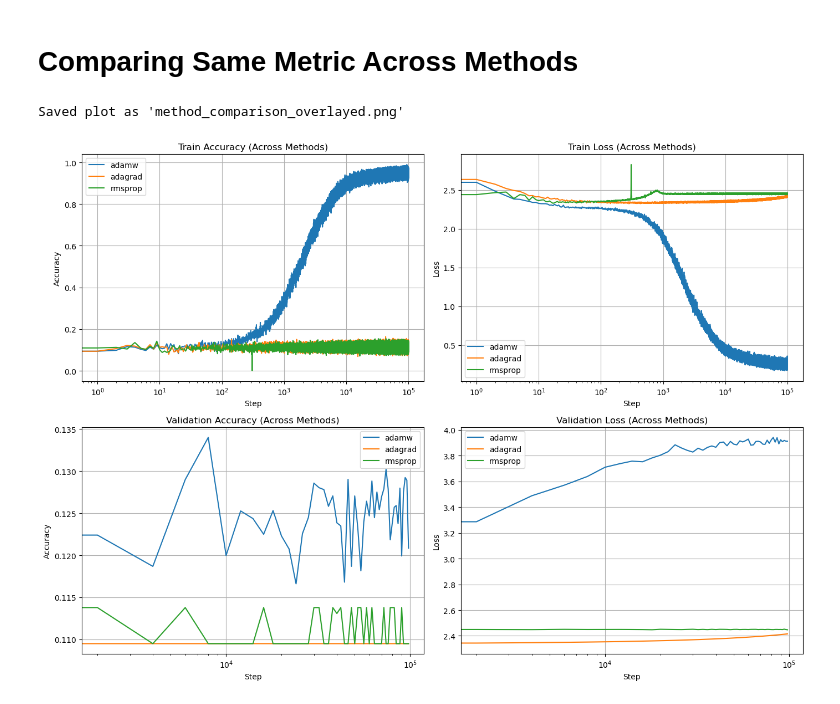
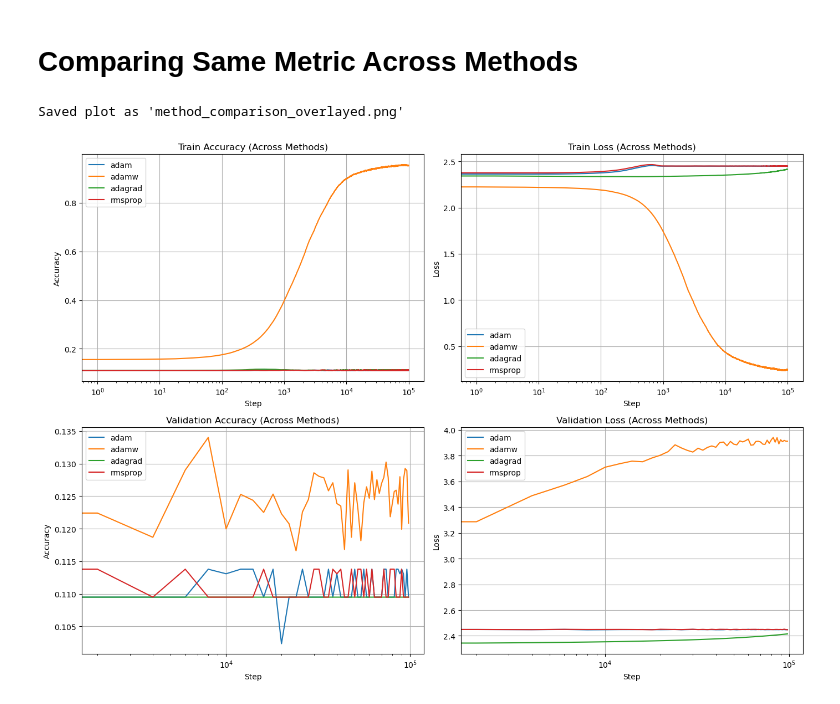
Before and after one commit to HuNtErJ1324/cs-493s-hw2, a Jupyter notebook: ablation/visualization_notebook.ipynb, the cells around one changed output. Saved outputs shown, nothing was run; the diff lists cells and outputs as text; code cells hidden in the pictures.

```diff
--- a/ablation/visualization_notebook.ipynb
+++ b/ablation/visualization_notebook.ipynb
@@ -21,7 +27,7 @@ def clean_npy(npy_file_path):
 # Set run_opt value (1, 2, 3, or 4)
 opt_map = {1: "adam", 2: "adamw", 3: "adagrad", 4: "rmsprop"}
 
-for i in [2, 3, 4]:
+for i in [1, 2, 3, 4]:
     # Find the optimization method
     opt_method = opt_map[i]
 
@@ -38,7 +44,12 @@ for i in [2, 3, 4]:
     train_steps = np.arange(len(train_acc))
     val_steps = np.arange(len(val_acc)) * 2000
 
-    ax1.plot(train_steps, train_acc, label="Train Accuracy")
+    # Smoothening the training curve with rolling average
+    smoothed_train_acc = rolling_avg(train_acc, window=100)
+    smoothed_steps = train_steps[:len(smoothed_train_acc)]
+
+    # Plot accuracy
+    ax1.plot(smoothed_steps, smoothed_train_acc, label="Train Accuracy (smoothed)")
     ax1.plot(val_steps, val_acc, label="Validation Accuracy")
     ax1.set_xscale("log")
     ax1.set_title(f"Accuracy Over Time ({opt_method})")
@@ -47,8 +58,12 @@ for i in [2, 3, 4]:
     ax1.legend()
     ax1.grid(True)
 
+    # Smoothening the training curve with rolling average
+    smoothed_train_loss = rolling_avg(train_losses, window=100)
+    smoothed_loss_steps = train_steps[:len(smoothed_train_loss)]
+
     # Plot loss
-    ax2.plot(train_steps, train_losses, label="Train Loss")
+    ax2.plot(smoothed_loss_steps, smoothed_train_loss, label="Train Loss (smoothed)")
     ax2.plot(val_steps, val_losses, label="Validation Loss")
     ax2.set_xscale("log")
     ax2.set_title(f"Loss Over Time ({opt_method})")
@@ -72,66 +88,66 @@ for i in [2, 3, 4]:
 # %%
 opt_map = {1: "adam", 2: "adamw", 3: "adagrad", 4: "rmsprop"}
 
 # Number of methods
-method_ids = [2, 3, 4] # [1, 2, 3, 4]
+method_ids = [1, 2, 3, 4]
 
 # Create subplots (2 rows × 2 columns)
 fig, axes = plt.subplots(2, 2, figsize=(14, 10))
 
-# Iterate over each method and subplot index
 for idx, method_id in enumerate(method_ids):
+    method_name = opt_map[method_id]
+
     # Load arrays
     train_acc = clean_npy(f"grok_train_acc_opt{method_id}.npy")
     val_acc = clean_npy(f"grok_val_acc_opt{method_id}.npy")
     train_losses = clean_npy(f"grok_train_losses_opt{method_id}.npy")
     val_losses = clean_npy(f"grok_val_losses_opt{method_id}.npy")
 
     # Steps
     train_steps = np.arange(len(train_acc))
     val_steps = np.arange(len(val_acc)) * 2000
 
-    # Plot on the shared subplots
-    axes[0, 0].plot(train_steps, train_acc, label=opt_map[method_id])
-    axes[0, 1].plot(train_steps, train_losses, label=opt_map[method_id])
-    axes[1, 0].plot(val_steps, val_acc, label=opt_map[method_id])
-    axes[1, 1].plot(val_steps, val_losses, label=opt_map[method_id])
+    # Smooth train accuracy/loss
+    sm_train_acc = rolling_avg(train_acc, window=500)
+    sm_train_loss = rolling_avg(train_losses, window=500)
+    sm_train_steps = train_steps[:len(sm_train_acc)]  # Adjust step length after smoothing
 
-# Titles and labels
-axes[0, 0].set_xscale("log")
-axes[0, 0].set_title("Train Accuracy (Across Methods)")
-axes[0, 0].set_xlabel("Step")
+    # Plot training curves (smoothed)
+    axes[0, 0].plot(sm_train_steps, sm_train_acc, label=method_name)
+    axes[0, 1].plot(sm_train_steps, sm_train_loss, label=method_name)
+
+    # Plot validation curves (unsmoothed)
+    axes[1, 0].plot(val_steps, val_acc, label=method_name)
+    axes[1, 1].plot(val_steps, val_losses, label=method_name)
+
+# Format all subplots
+titles = [
+    "Train Accuracy (Across Methods)",
+    "Train Loss (Across Methods)",
+    "Validation Accuracy (Across Methods)",
+    "Validation Loss (Across Methods)"
+]
+
+for ax, title in zip(axes.flatten(), titles):
+    ax.set_xscale("log")
+    ax.set_title(title)
+    ax.set_xlabel("Step")
+    ax.grid(True)
+
 axes[0, 0].set_ylabel("Accuracy")
-axes[0, 0].legend()
-axes[0, 0].grid(True)
+axes[0, 1].set_ylabel("Loss")
+axes[1, 0].set_ylabel("Accuracy")
+axes[1, 1].set_ylabel("Loss")
 
-axes[0, 1].set_xscale("log")
-axes[0, 1].set_title("Train Loss (Across Methods)")
-axes[0, 1].set_xlabel("Step")
-axes[0, 1].set_ylabel("Loss")
-axes[0, 1].legend()
-axes[0, 1].grid(True)
+# Add legends
+for ax in axes.flatten():
+    ax.legend()
 
-axes[1, 0].set_xscale("log")
-axes[1, 0].set_title("Validation Accuracy (Across Methods)")
-axes[1, 0].set_xlabel("Step")
-axes[1, 0].set_ylabel("Accuracy")
-axes[1, 0].legend()
-axes[1, 0].grid(True)
-
-axes[1, 1].set_xscale("log")
-axes[1, 1].set_title("Validation Loss (Across Methods)")
-axes[1, 1].set_xlabel("Step")
-axes[1, 1].set_ylabel("Loss")
-axes[1, 1].legend()
-axes[1, 1].grid(True)
-
-# Finalize and save
+# Save and show
 plt.tight_layout()
 plt.savefig("method_comparison_overlayed.png")
 print("Saved plot as 'method_comparison_overlayed.png'")
-
-# Show plot in console
 plt.show()
 # %% [output]
 Saved plot as 'method_comparison_overlayed.png'
-[figure, old version]
+[figure, new version]
```
Also changed, not shown: parts of 2 cells of this notebook, 12 other files.
